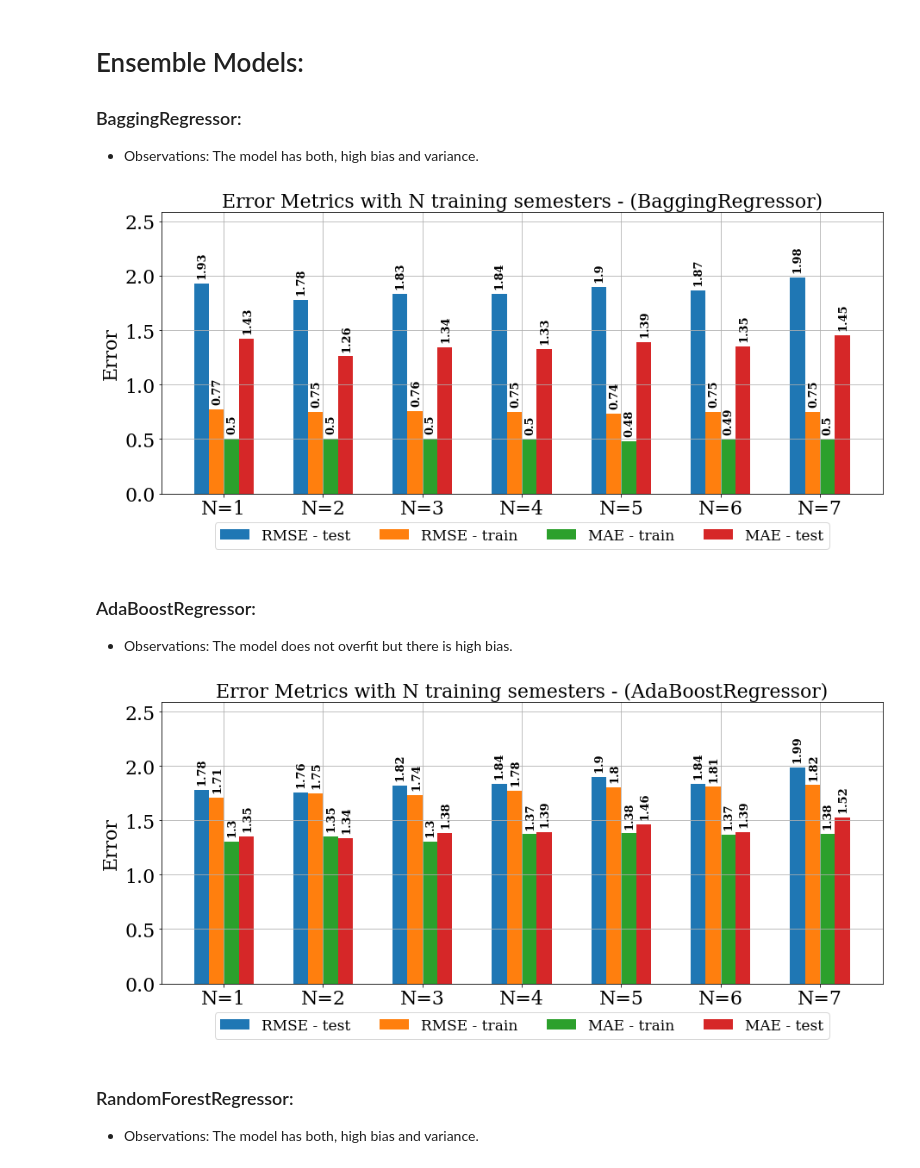
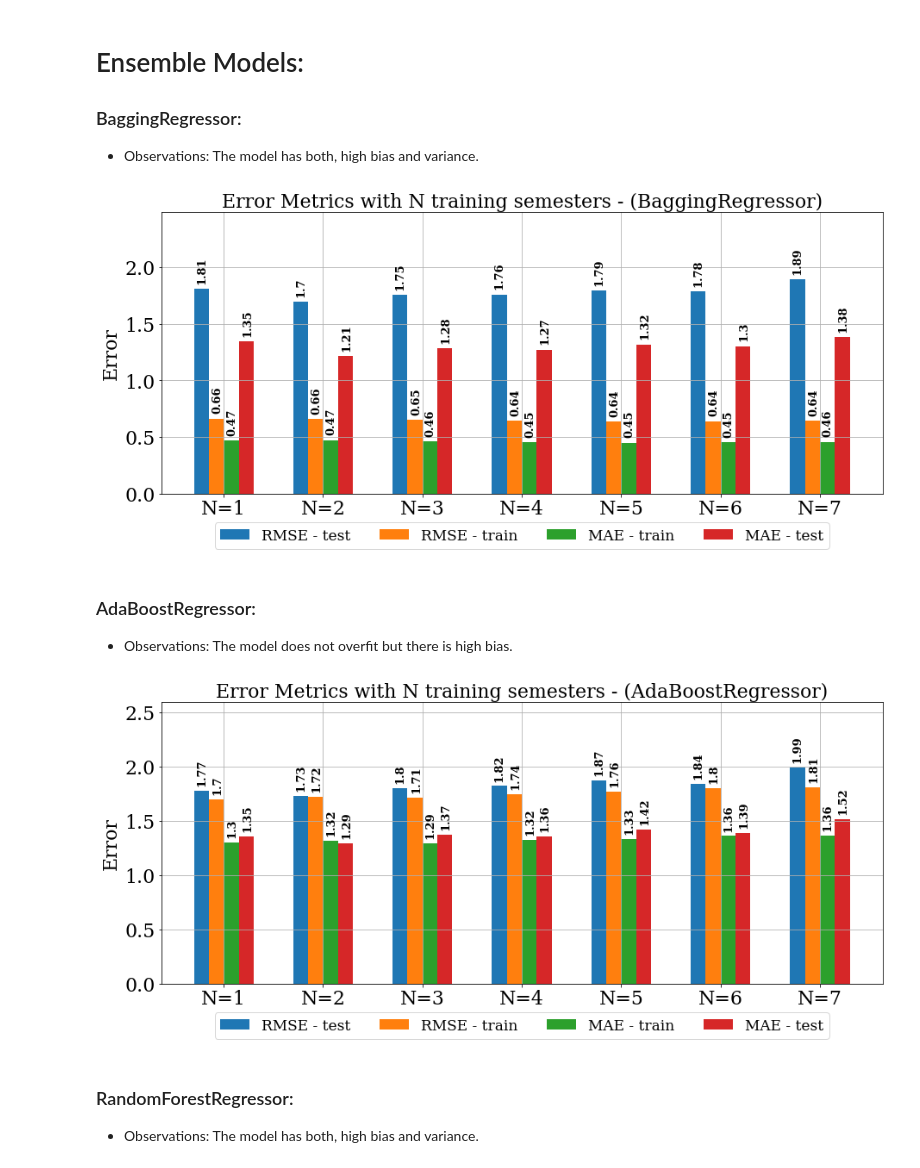
Before and after one commit to ali0jn/academic-success, a Jupyter notebook: experiments/baseline__regression.ipynb, the cells around one changed output. Cells and saved outputs as stored; diff of their text form; code cells hidden in the pictures.

```diff
--- a/experiments/baseline__regression.ipynb
+++ b/experiments/baseline__regression.ipynb
@@ -164,7 +154,8 @@ plot_error_score(scores, 'KNeighborsRegressor')
 ### Support Vector Regressor:
 * Observations: The model does not overfit, but there is high bias.
 # %%
-scores = get_error_score(df, columns, SVR())
+hps = tuned_hyperparams['SVR']
+scores = get_error_score(df, columns, SVR(C=hps['C'], kernel=hps['kernel'], epsilon=hps['epsilon']))
 model_results['SVR'] = scores
 plot_error_score(scores, 'Support Vector Regressor')
 # %% [output]
@@ -174,7 +165,9 @@ plot_error_score(scores, 'Support Vector Regressor')
 ### BayesianRidge:
 * Observations: The model does not overfit, but there is high bias.
 # %%
-scores = get_error_score(df, columns, BayesianRidge())
+hps = tuned_hyperparams['BayesianRidge']
+scores = get_error_score(df, columns, BayesianRidge(lambda_1=hps['lambda_1'], lambda_2=hps['lambda_2'],
+                                                    alpha_1=hps['alpha_1'], alpha_2=hps['alpha_2']))
 model_results['BayesianRidge'] = scores
 plot_error_score(scores, 'BayesianRidge')
 # %% [output]
@@ -183,7 +176,8 @@ plot_error_score(scores, 'BayesianRidge')
 ### Lasso:
 * Observations: The model does not overfit but there is high bias.
 # %%
-scores = get_error_score(df, columns, Lasso())
+hps = tuned_hyperparams['Lasso']
+scores = get_error_score(df, columns, Lasso(alpha=hps['alpha']))
 model_results['Lasso'] = scores
 plot_error_score(scores, 'Lasso')
 # %% [output]
@@ -192,7 +186,8 @@ plot_error_score(scores, 'Lasso')
 ### Ridge:
 * Observations: The model does not overfit but there is high bias.
 # %%
-scores = get_error_score(df, columns, Ridge())
+hps = tuned_hyperparams['Ridge']
+scores = get_error_score(df, columns, Ridge(alpha=hps['alpha']))
 model_results['Ridge'] = scores
 plot_error_score(scores, 'Ridge')
 # %% [output]
@@ -202,20 +197,22 @@ plot_error_score(scores, 'Ridge')
 ### BaggingRegressor:
 * Observations: The model has both, high bias and variance.
 # %%
-scores = get_error_score(df, columns, BaggingRegressor())
+hps = tuned_hyperparams['BaggingRegressor']
+scores = get_error_score(df, columns, BaggingRegressor(n_estimators=hps['n_estimators']))
 model_results['Bagging'] = scores
 plot_error_score(scores, 'BaggingRegressor')
 # %% [output]
-[figure, old version]
+[figure, new version]
 # %% [markdown]
 ### AdaBoostRegressor:
 * Observations: The model does not overfit but there is high bias.
 # %%
-scores = get_error_score(df, columns, AdaBoostRegressor())
+hps = tuned_hyperparams['AdaBoostRegressor']
+scores = get_error_score(df, columns, AdaBoostRegressor(n_estimators=hps['n_estimators'], learning_rate=hps['learning_rate']))
 model_results['AdaBoostRegressor'] = scores
 plot_error_score(scores, 'AdaBoostRegressor')
 # %% [output]
-[figure, old version]
+[figure, new version]
 # %% [markdown]
 ### RandomForestRegressor:
 * Observations: The model has both, high bias and variance.
```
Also changed, not shown: parts of 11 cells of this notebook, 36 other files.
